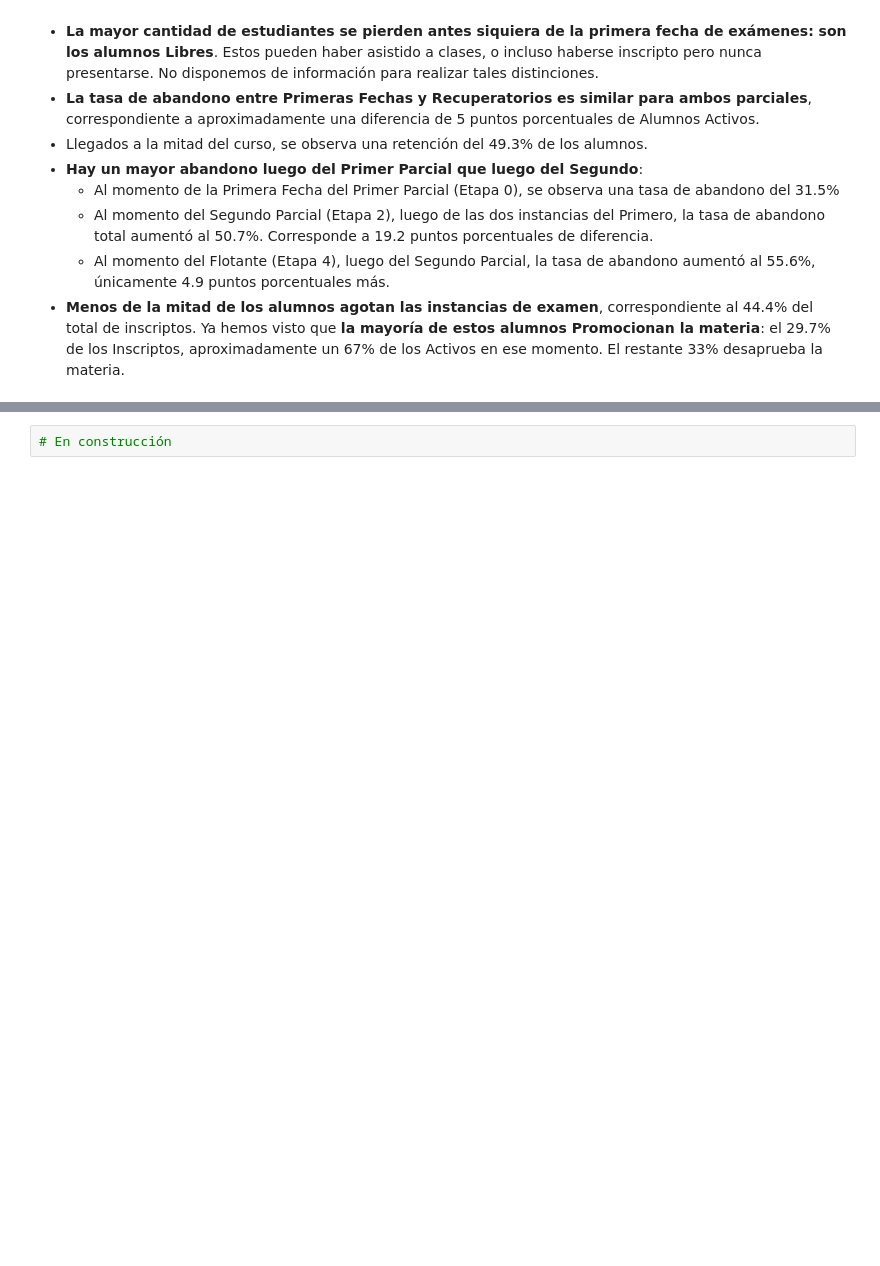
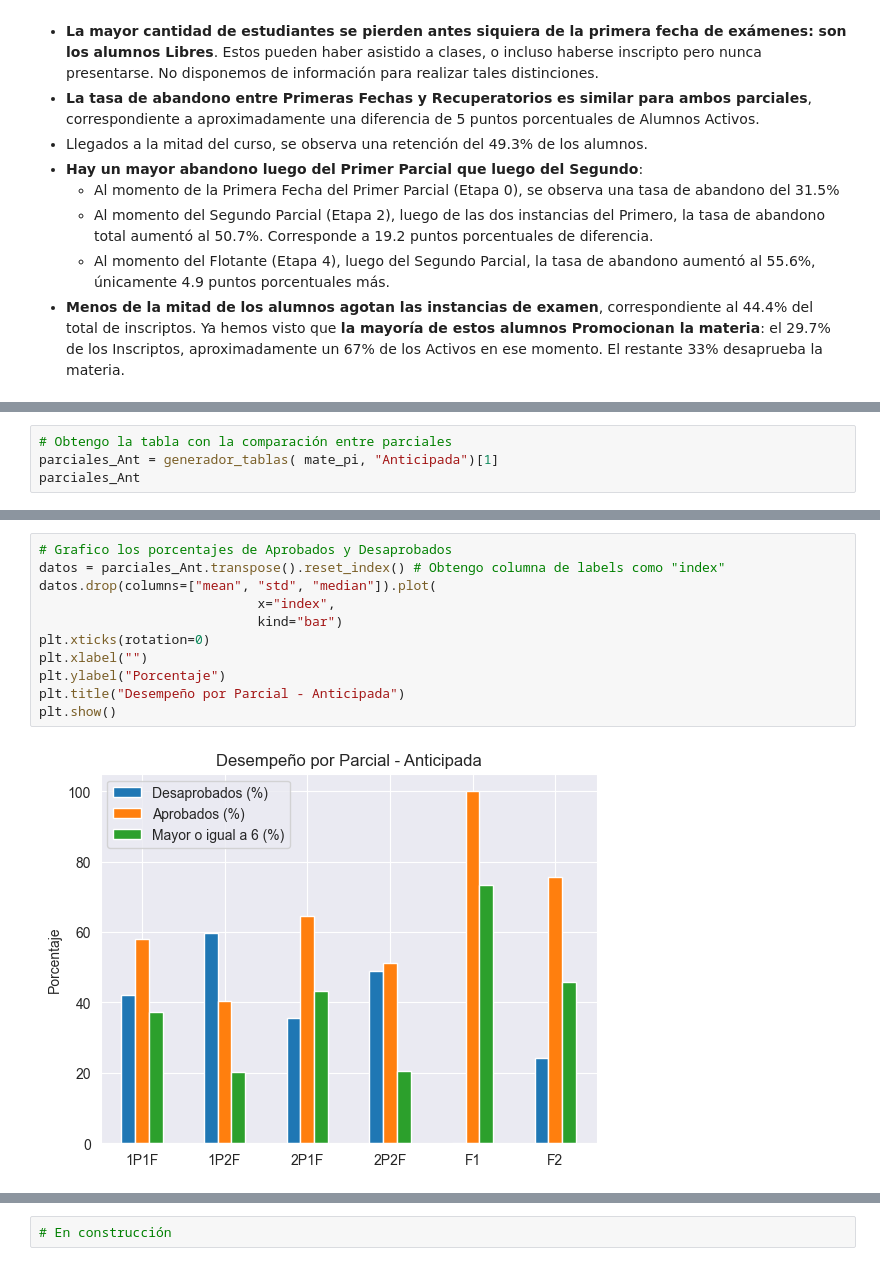
Before and after one commit to juanjogervasio/Intro-courses-analysis, a Jupyter notebook: notebooks/Analisis.ipynb, the cells around one changed output, grey strips where cells are left out. Drawn from its saved outputs; the diff is of its cells as text; blank space fills up the shorter version.

```diff
--- a/notebooks/Analisis.ipynb
+++ b/notebooks/Analisis.ipynb
@@ -1049,0 +1125,4 @@ Podemos extraer **algunas conclusiones respecto a la retención en los cursos de
+# %%
+# Obtengo la tabla con la comparación entre parciales
+parciales_Ant = generador_tablas( mate_pi, "Anticipada")[1]
+parciales_Ant
@@ -1049,0 +1137,13 @@ Podemos extraer **algunas conclusiones respecto a la retención en los cursos de
+# %%
+# Grafico los porcentajes de Aprobados y Desaprobados
+datos = parciales_Ant.transpose().reset_index() # Obtengo columna de labels como "index"
+datos.drop(columns=["mean", "std", "median"]).plot(
+                            x="index",
+                            kind="bar")
+plt.xticks(rotation=0)
+plt.xlabel("")
+plt.ylabel("Porcentaje")
+plt.title("Desempeño por Parcial - Anticipada")
+plt.show()
+# %% [output]
+[figure, added]
```
Also changed, not shown: parts of 25 cells of this notebook.
